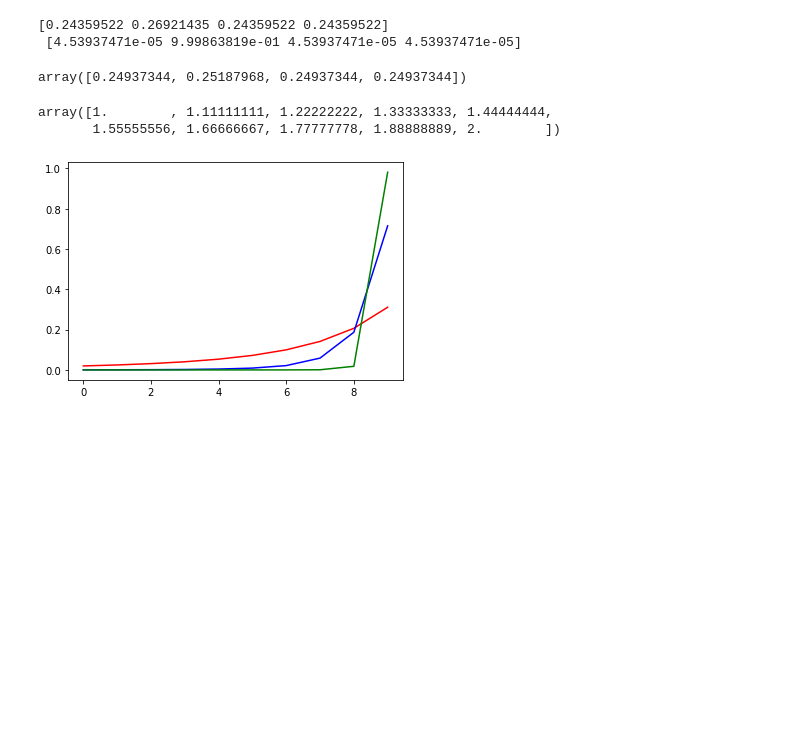
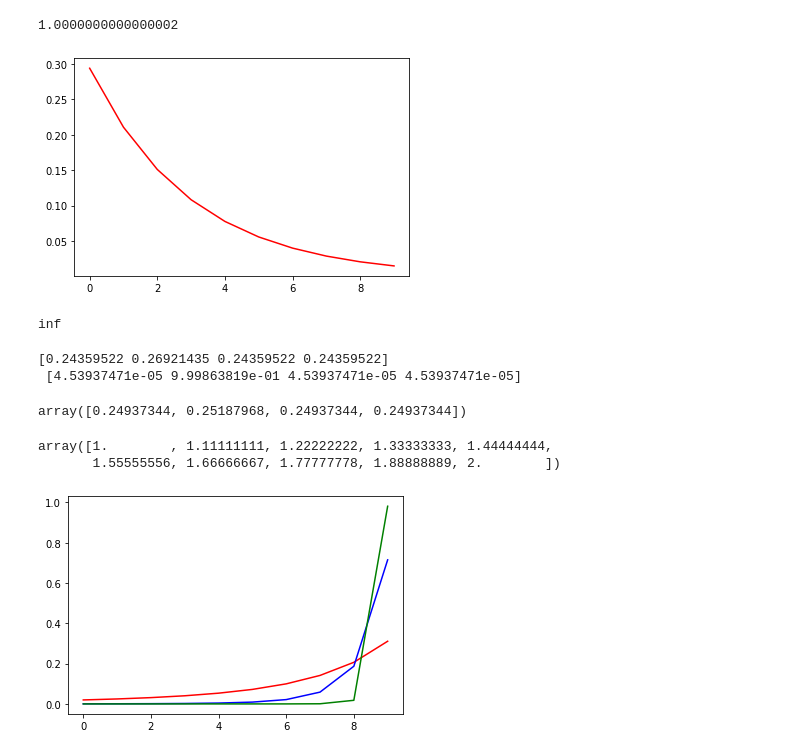
Before and after one commit to acarerdinc/ordinally-constrained-distillation, a Jupyter notebook: analysis.ipynb, the cells around one changed output. Saved outputs shown, nothing was run; the diff lists cells and outputs as text; code cells hidden in the pictures; blank space fills up the shorter version.

```diff
--- a/analysis.ipynb
+++ b/analysis.ipynb
@@ -1,3 +1,22 @@
+# %%
+import numpy as np
+import matplotlib.pyplot as plt
+
+a = 3
+l = np.linspace(0, 1, 10)
+e_x = a*np.exp(-a*l)
+e = e_x / e_x.sum(axis=0)
+print(sum(e))
+#plt.plot(softmax(e_x), 'b')
+plt.plot(e, 'r')
+plt.show()
+# %% [output]
+1.0000000000000002
+[figure, added]
+# %%
+np.exp(np.positive)
+# %% [output]
+inf
 # %%
 import numpy as np
 def softmax(x):
```
Also changed, not shown: 2 other files.
